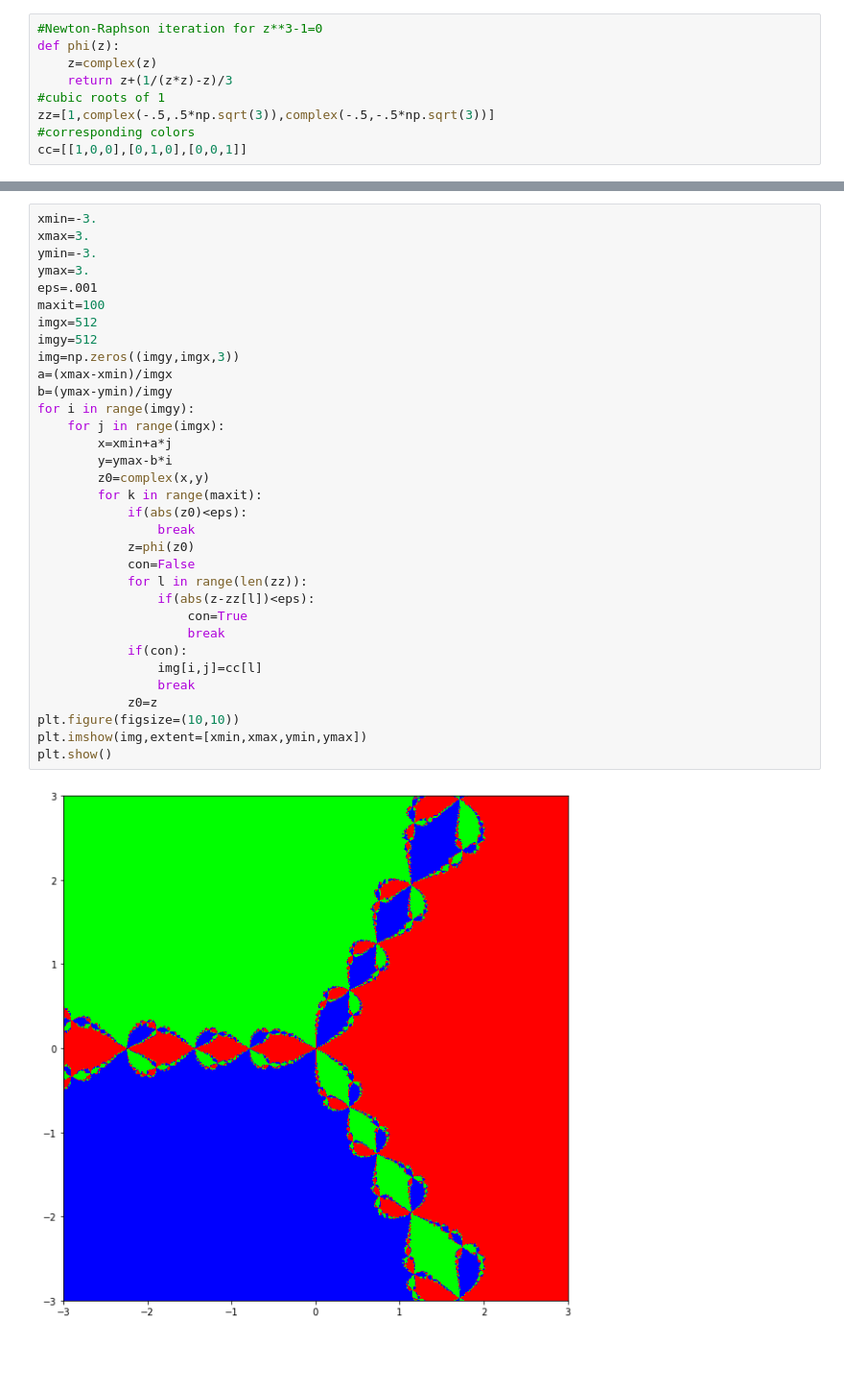
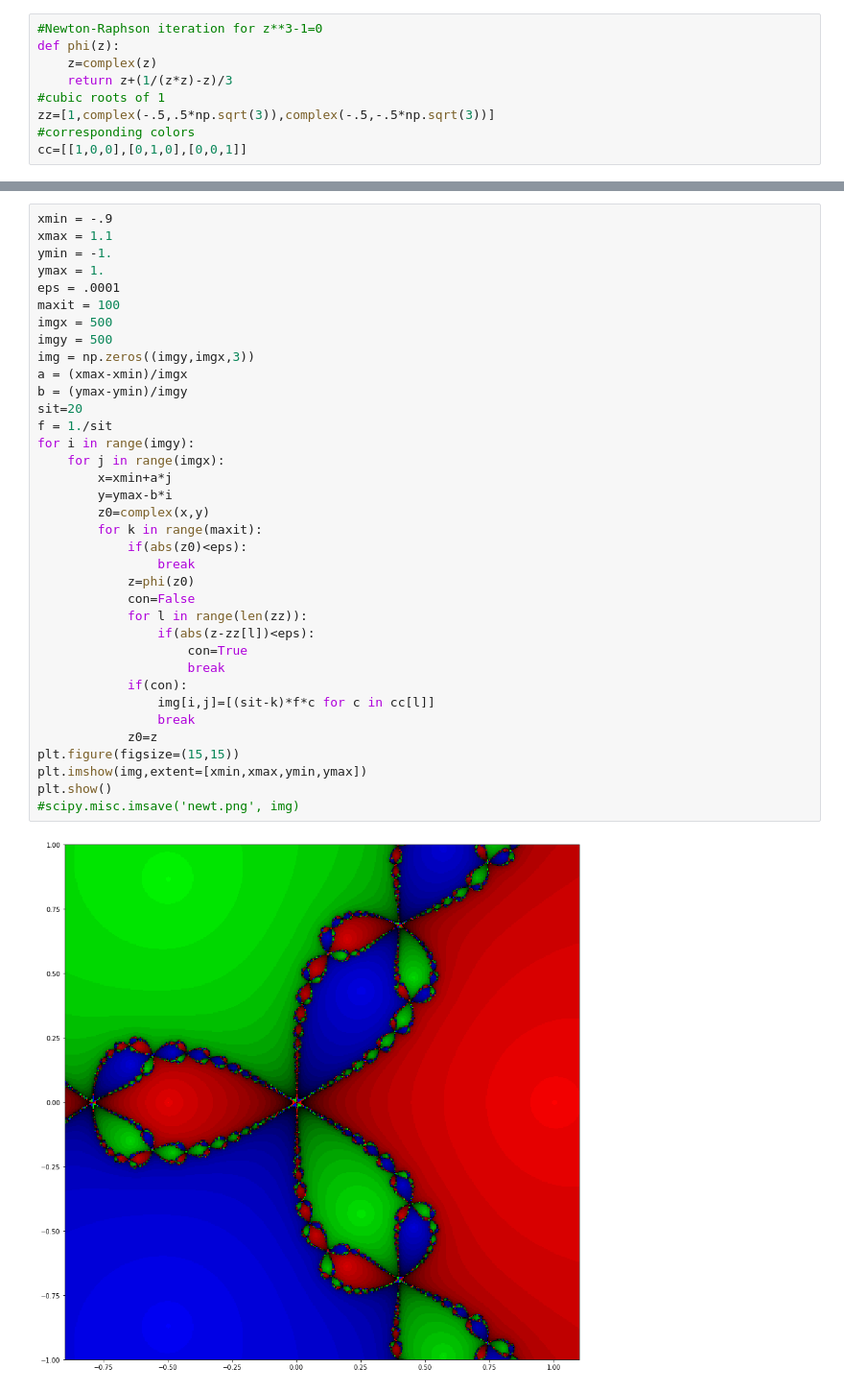
Before and after one commit to m4wright/power, a Jupyter notebook: newton.ipynb, the cells around one changed output, grey strips where cells are left out. Shown at 96% size. Drawn from its saved outputs; the diff is of its cells as text; blank space fills up the shorter version.

```diff
--- a/newton.ipynb
+++ b/newton.ipynb
@@ -13,35 +23,38 @@ cc=[[1,0,0],[0,1,0],[0,0,1]]
 # %%
-xmin=-3.
-xmax=3.
-ymin=-3.
-ymax=3.
-eps=.001
-maxit=100
-imgx=512
-imgy=512
-img=np.zeros((imgy,imgx,3))
-a=(xmax-xmin)/imgx
-b=(ymax-ymin)/imgy
+xmin = -.9
+xmax = 1.1
+ymin = -1.
+ymax = 1.
+eps = .0001
+maxit = 100
+imgx = 500
+imgy = 500
+img = np.zeros((imgy,imgx,3))
+a = (xmax-xmin)/imgx
+b = (ymax-ymin)/imgy
+sit=20
+f = 1./sit
 for i in range(imgy):
     for j in range(imgx):
         x=xmin+a*j
         y=ymax-b*i
         z0=complex(x,y)
         for k in range(maxit):
             if(abs(z0)<eps):
                 break
             z=phi(z0)
             con=False
             for l in range(len(zz)):
                 if(abs(z-zz[l])<eps):
                     con=True
                     break
             if(con):
-                img[i,j]=cc[l]
+                img[i,j]=[(sit-k)*f*c for c in cc[l]]
                 break
             z0=z
-plt.figure(figsize=(10,10))
+plt.figure(figsize=(15,15))
 plt.imshow(img,extent=[xmin,xmax,ymin,ymax])
 plt.show()
+#scipy.misc.imsave('newt.png', img)
 # %% [output]
-[figure, old version]
+[figure, new version]
```
Also changed, not shown: parts of 3 cells of this notebook.
